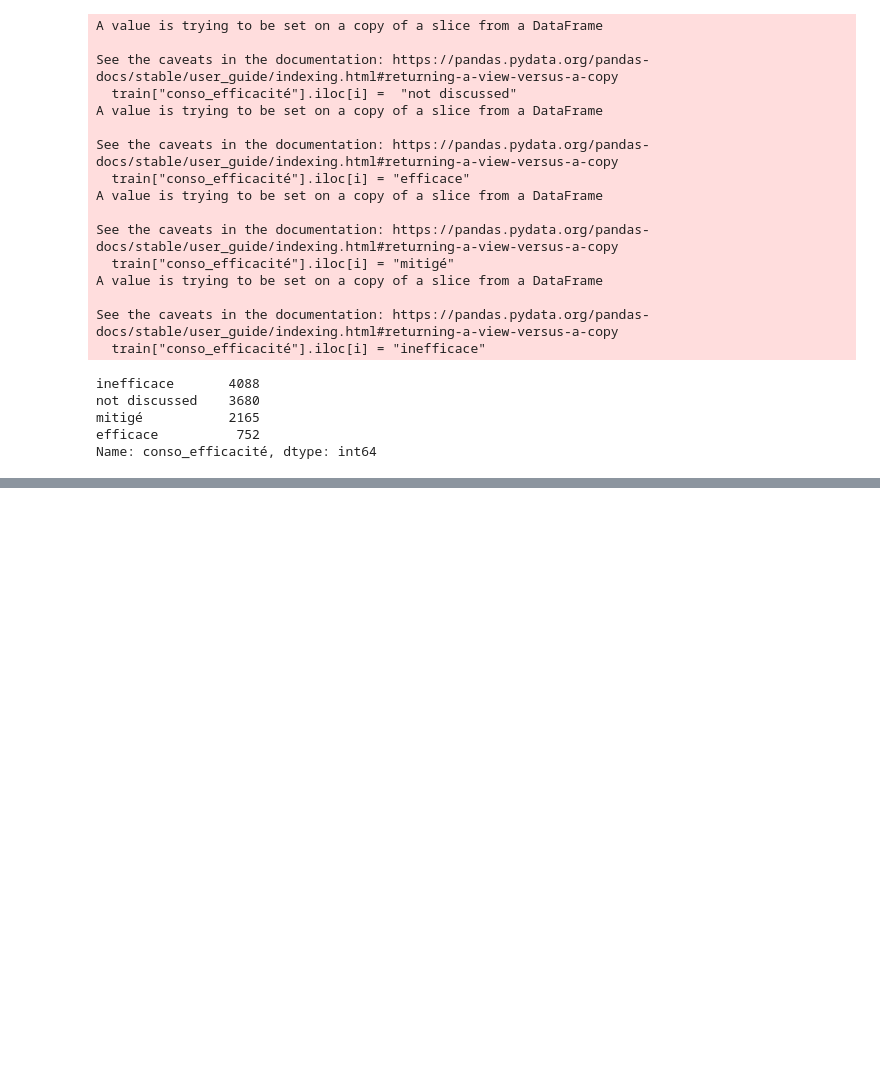
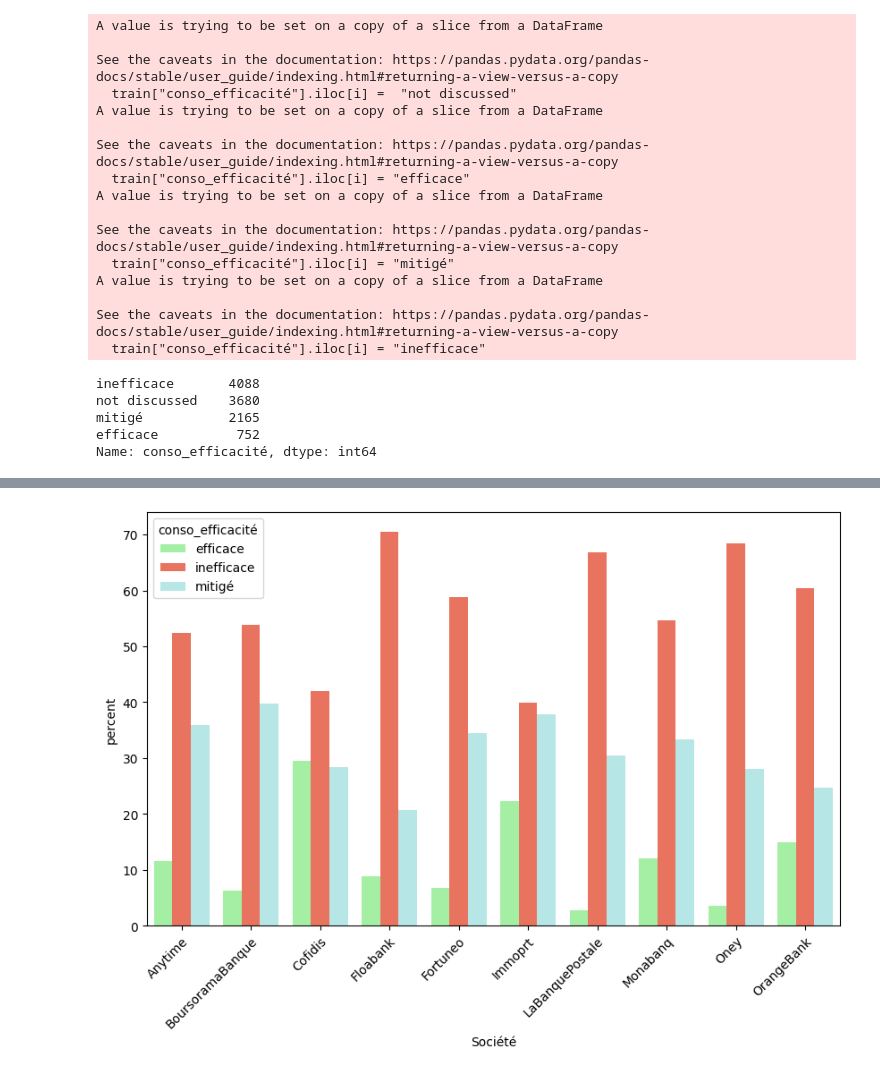
Before and after one commit to LeWaHe/SentiBank, a Jupyter notebook: notebooks/9_semantic_proximity_labeling_analysis.ipynb, the cells around one changed output, grey strips where cells are left out. Saved outputs shown, nothing was run; the diff lists cells and outputs as text; code cells hidden in the pictures; blank space fills up the shorter version.

```diff
--- a/notebooks/9_semantic_proximity_labeling_analysis.ipynb
+++ b/notebooks/9_semantic_proximity_labeling_analysis.ipynb
@@ -229,0 +180,33 @@ plt.show()
+# %%
+import seaborn as sns
+import matplotlib.pyplot as plt
+
+list_top = [bank for bank in train.Société.value_counts().keys()[0:10]]
+train_top = train[train['Société'].isin(list_top)]
+train_top = train_top[train_top['conso_efficacité']!= "not discussed"]
+
+# Calculate the count for each combination of "Société" and "conso_efficacité"
+count_df = train_top.groupby(['Société', 'conso_efficacité']).size().reset_index(name='count')
+
+# Calculate the total count for each "Société"
+total_count_df = train_top.groupby('Société')['conso_efficacité'].count().reset_index(name='total_count')
+
+# Merge the count with the total count
+merged_df = pd.merge(count_df, total_count_df, on='Société')
+
+# Calculate the percentage for each "conso_efficacité" within each "Société"
+merged_df['percent'] = (merged_df['count'] / merged_df['total_count']) * 100
+
+palette = {
+    "efficace": "palegreen",   # Greenish for 'efficace'
+    "inefficace": "tomato",   # Redish for 'inefficace'
+    "mitigé": "paleturquoise"       # Neutral for 'mitigé'
+}
+
+# % bar plot
+plt.figure(figsize=(10, 6))
+sns.barplot(data=merged_df, x='Société', y='percent', hue='conso_efficacité', palette=palette)
+plt.xticks(rotation=45, ha='right', rotation_mode="anchor")
+plt.show()
+# %% [output]
+[figure, added]
```
Also changed, not shown: parts of 13 cells of this notebook, 19 other files.
